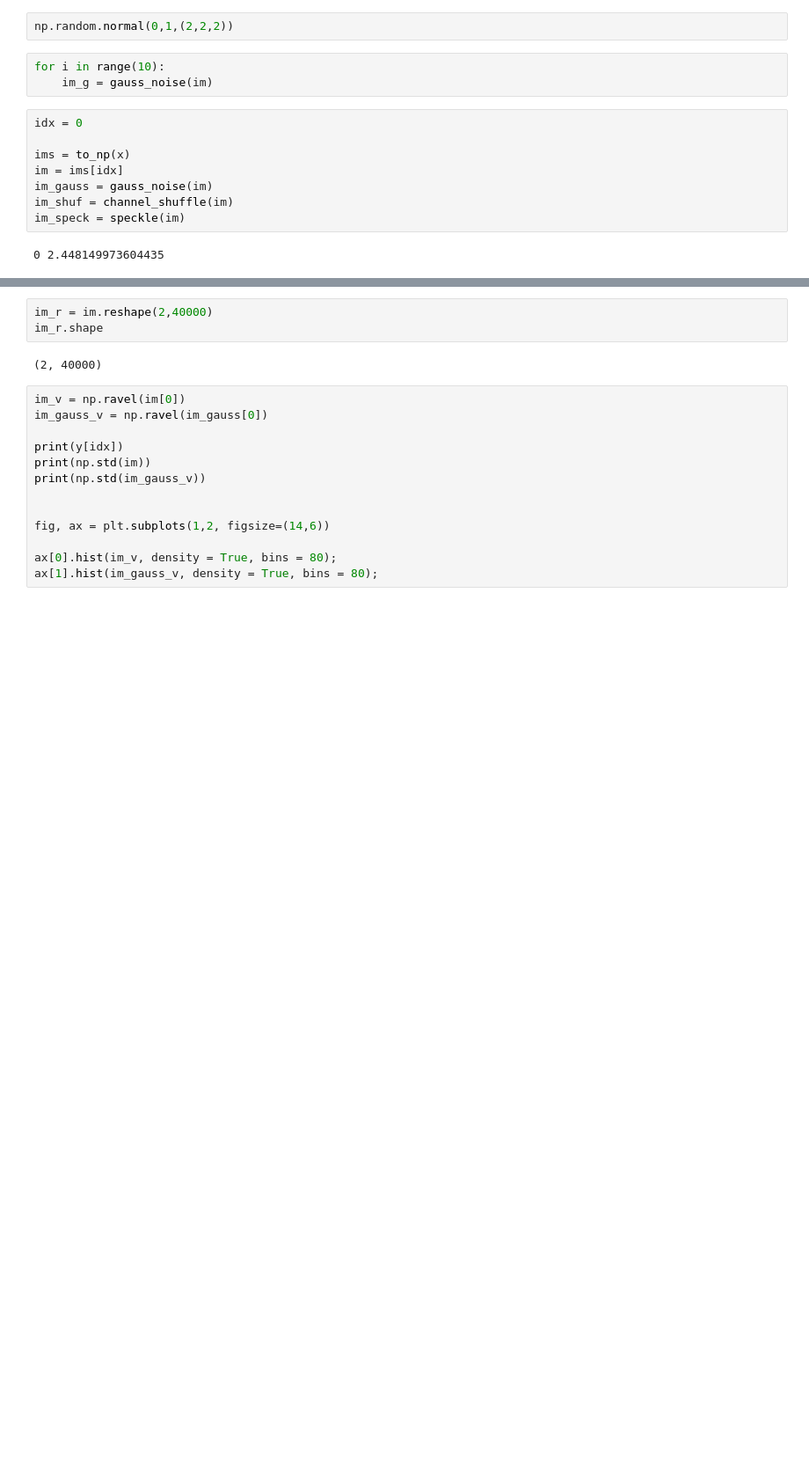
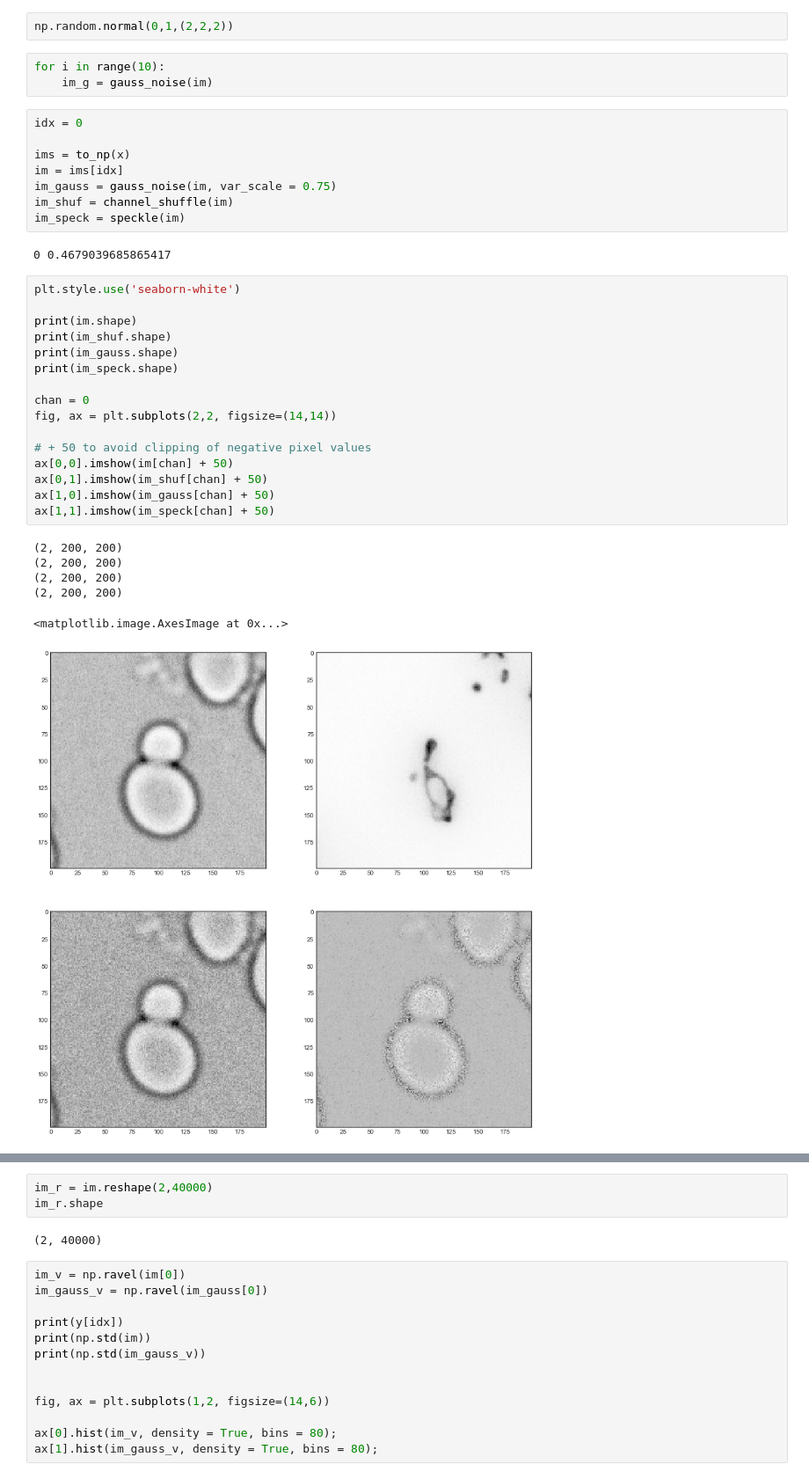
Before and after one commit to WMAPernice/Test_dev, a Jupyter notebook: YNet_dev/New_DEMO_YNet_Res_v11.1.ipynb, the cells around one changed output, grey strips where cells are left out. Shown: that part at 88% size. Drawn from its saved outputs; the diff is of its cells as text; blank space fills up the shorter version.

```diff
--- a/YNet_dev/New_DEMO_YNet_Res_v11.1.ipynb
+++ b/YNet_dev/New_DEMO_YNet_Res_v11.1.ipynb
@@ -144,8 +173,31 @@ idx = 0
 
 ims = to_np(x)
 im = ims[idx]
-im_gauss = gauss_noise(im)
+im_gauss = gauss_noise(im, var_scale = 0.75)
 im_shuf = channel_shuffle(im)
 im_speck = speckle(im)
 # %% [output]
-0 2.448149973604435
+0 0.4679039685865417
+# %%
+plt.style.use('seaborn-white')
+
+print(im.shape)
+print(im_shuf.shape)
+print(im_gauss.shape)
+print(im_speck.shape)
+
+chan = 0
+fig, ax = plt.subplots(2,2, figsize=(14,14))
+
+# + 50 to avoid clipping of negative pixel values
+ax[0,0].imshow(im[chan] + 50)
+ax[0,1].imshow(im_shuf[chan] + 50)
+ax[1,0].imshow(im_gauss[chan] + 50)
+ax[1,1].imshow(im_speck[chan] + 50)
+# %% [output]
+(2, 200, 200)
+(2, 200, 200)
+(2, 200, 200)
+(2, 200, 200)
+<matplotlib.image.AxesImage at 0x...>
+[figure, added]
```
Also changed, not shown: parts of 21 cells of this notebook.
